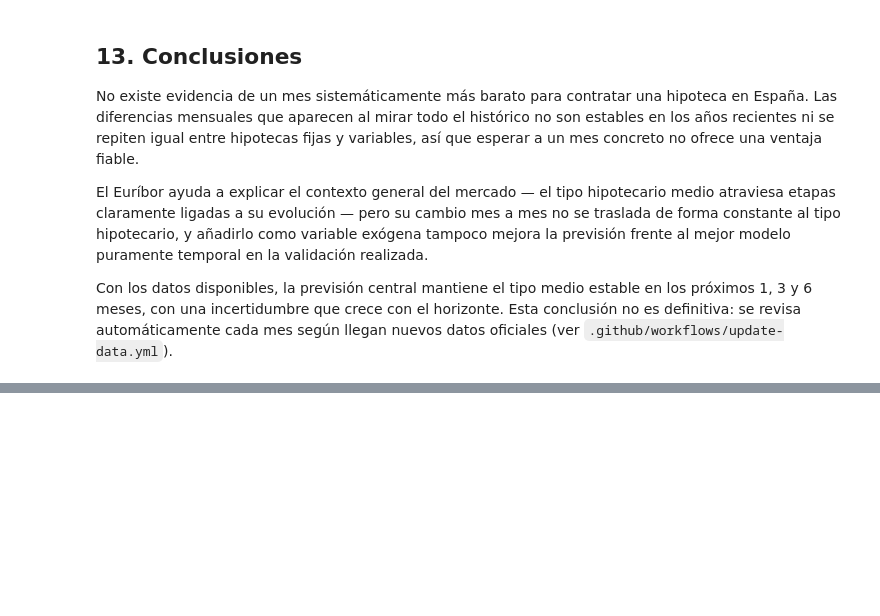
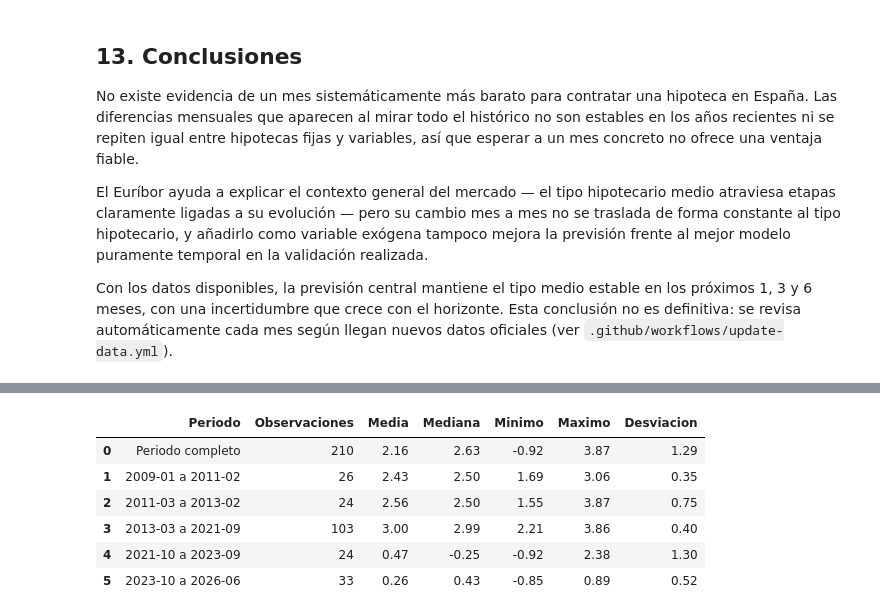
Before and after one commit to JorgeBaGa/hipotecas-estacionalidad-espana, a Jupyter notebook: notebooks/hipotecas_analysis.ipynb, the cells around one changed output, grey strips where cells are left out. Saved outputs shown, nothing was run; the diff lists cells and outputs as text; code cells hidden in the pictures; blank space fills up the shorter version.

```diff
--- a/notebooks/hipotecas_analysis.ipynb
+++ b/notebooks/hipotecas_analysis.ipynb
@@ -743,0 +826,34 @@ cada mes según llegan nuevos datos oficiales (ver `.github/workflows/update-dat
+# %%
+from IPython.display import Markdown, display
+
+resumen_spread = (
+    spread.groupby("etapa")["spread"]
+    .agg(Observaciones="size", Media="mean", Mediana="median", Minimo="min", Maximo="max", Desviacion="std")
+    .reset_index()
+    .merge(etapas[["Etapa", "Inicio", "Fin"]], left_on="etapa", right_on="Etapa")
+    .drop(columns=["etapa", "Etapa"])
+)
+resumen_spread.insert(0, "Periodo", resumen_spread.pop("Inicio").dt.strftime("%Y-%m") + " a " + resumen_spread.pop("Fin").dt.strftime("%Y-%m"))
+
+fila_completo = pd.DataFrame([{
+    "Periodo": "Periodo completo",
+    "Observaciones": len(spread),
+    "Media": spread["spread"].mean(),
+    "Mediana": spread["spread"].median(),
+    "Minimo": spread["spread"].min(),
+    "Maximo": spread["spread"].max(),
+    "Desviacion": spread["spread"].std(),
+}])
+
+tabla_spread = pd.concat([fila_completo, resumen_spread], ignore_index=True)
+for col in ["Media", "Mediana", "Minimo", "Maximo", "Desviacion"]:
+    tabla_spread[col] = tabla_spread[col].round(2)
+tabla_spread
+# %% [output]
+|  | Periodo | Observaciones | Media | Mediana | Minimo | Maximo | Desviacion |
+| 0 | Periodo completo | 210 | 2.16 | 2.63 | -0.92 | 3.87 | 1.29 |
+| 1 | 2009-01 a 2011-02 | 26 | 2.43 | 2.50 | 1.69 | 3.06 | 0.35 |
+| 2 | 2011-03 a 2013-02 | 24 | 2.56 | 2.50 | 1.55 | 3.87 | 0.75 |
+| 3 | 2013-03 a 2021-09 | 103 | 3.00 | 2.99 | 2.21 | 3.86 | 0.40 |
+| 4 | 2021-10 a 2023-09 | 24 | 0.47 | -0.25 | -0.92 | 2.38 | 1.30 |
+| 5 | 2023-10 a 2026-06 | 33 | 0.26 | 0.43 | -0.85 | 0.89 | 0.52 |
```
Also changed, not shown: parts of 18 cells of this notebook, 14 other files.
